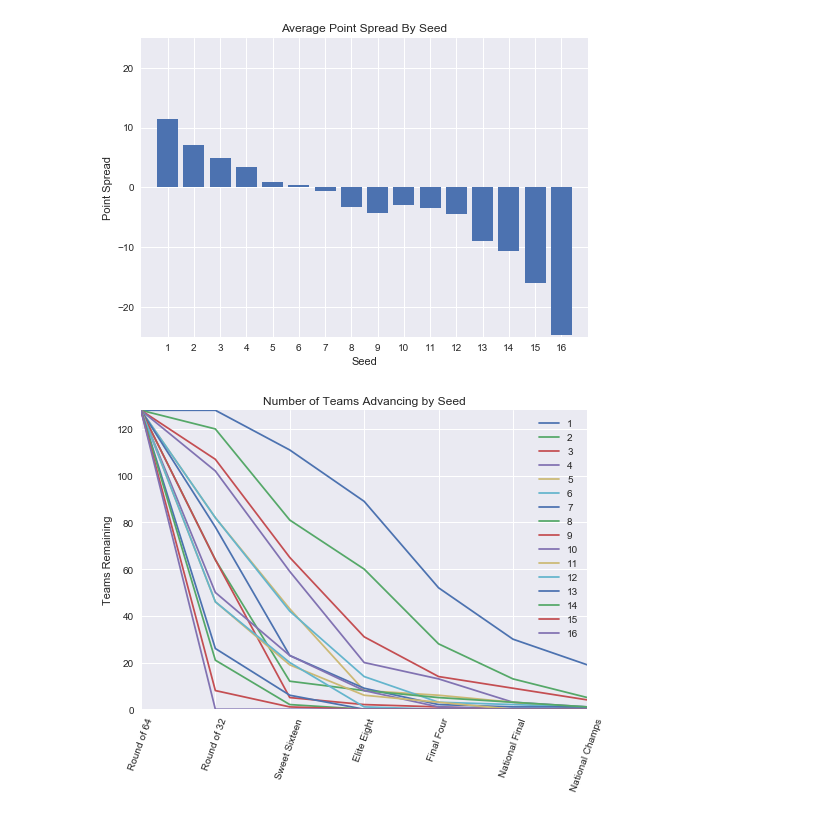
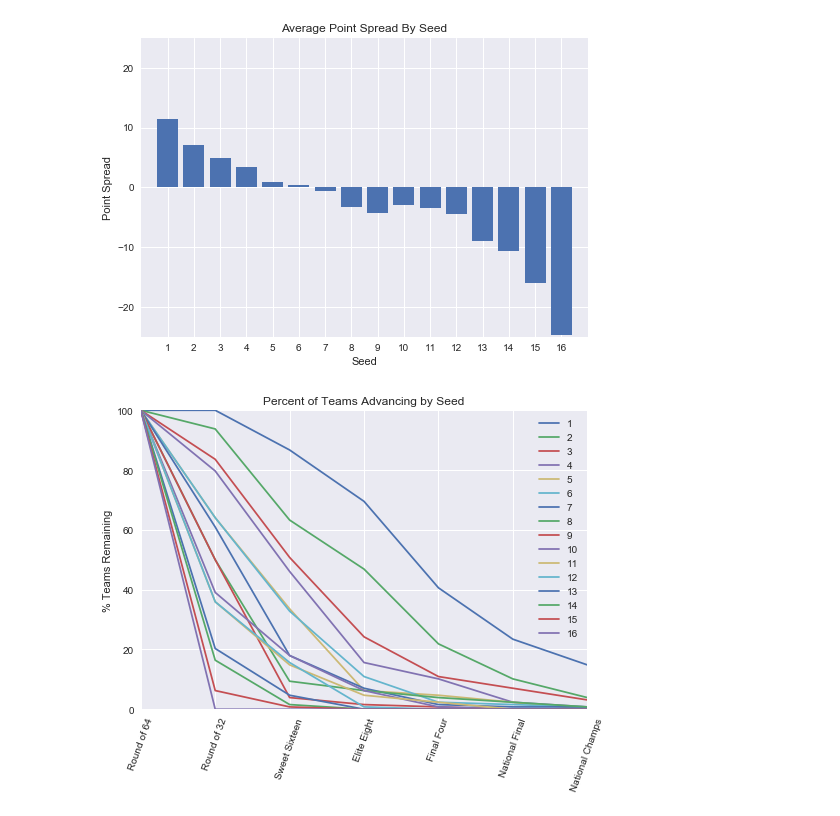
Before and after one commit to mmclaughlin87/march-madness-historical-perfomance, a Jupyter notebook: summary_of_seeds.ipynb, the cells around one changed output. Cells and saved outputs as stored; diff of their text form; code cells hidden in the pictures.

Commit message:
reformatted charts for summary of seeds

```diff
--- a/summary_of_seeds.ipynb
+++ b/summary_of_seeds.ipynb
@@ -159,58 +159,57 @@ plt.show()
 # %%
 # plot teams remaining by round for each seed
 # make this a function
-# make this percentage based
 
 teams_remaining_by_seed = []
 
 for seed in seed_summaries["Wins by Round"]:
     teams_remaining = []
-    tourney_start = seed_count
+    tourney_start = 100
     try:
-        round_of_32 = seed["Round of 64"]
+        round_of_32 = (seed["Round of 64"]/seed_count)*100
     except KeyError:
         round_of_32 = 0
     try:
-        sweet_sixteen = seed["Round of 32"]
+        sweet_sixteen = (seed["Round of 32"]/seed_count)*100
     except KeyError:
         sweet_sixteen = 0
     try:
-        elite_eight = seed["Sweet Sixteen"]
+        elite_eight = (seed["Sweet Sixteen"]/seed_count)*100
     except KeyError:
         elite_eight = 0
     try:
-        final_four = seed["Elite Eight"]
+        final_four = (seed["Elite Eight"]/seed_count)*100
     except KeyError:
         final_four = 0
     try:
-        national_final = seed["National Semifinals"]
+        national_final = (seed["National Semifinals"]/seed_count)*100
     except KeyError:
         national_final = 0
     try:
-        national_champ = seed["National Championship"]
+        national_champ = (seed["National Championship"]/seed_count)*100
     except KeyError:
         national_champ = 0
 
     teams_remaining.append(tourney_start)
     teams_remaining.append(round_of_32)
     teams_remaining.append(sweet_sixteen)
     teams_remaining.append(elite_eight)
     teams_remaining.append(final_four)
     teams_remaining.append(national_final)
     teams_remaining.append(national_champ)
     teams_remaining_by_seed.append(teams_remaining)
 
 for seed in teams_remaining_by_seed:
     plt.plot(seed)
 
 xticks = ["Round of 64","Round of 32","Sweet Sixteen","Elite Eight","Final Four","National Final","National Champs"]
 tick_locations = range(len(xticks))
-plt.title("Number of Teams Advancing by Seed")
-plt.ylabel("Teams Remaining")
+plt.title("Percent of Teams Advancing by Seed")
+plt.ylabel("% Teams Remaining")
 plt.xticks(tick_locations, xticks, rotation=70)
-plt.ylim(0,128)
+plt.ylim(0,100)
 plt.xlim(0,6)
 plt.legend(range(1,17))
 plt.show()
 # %% [output]
-[figure, old version]
+[figure, new version]
```
